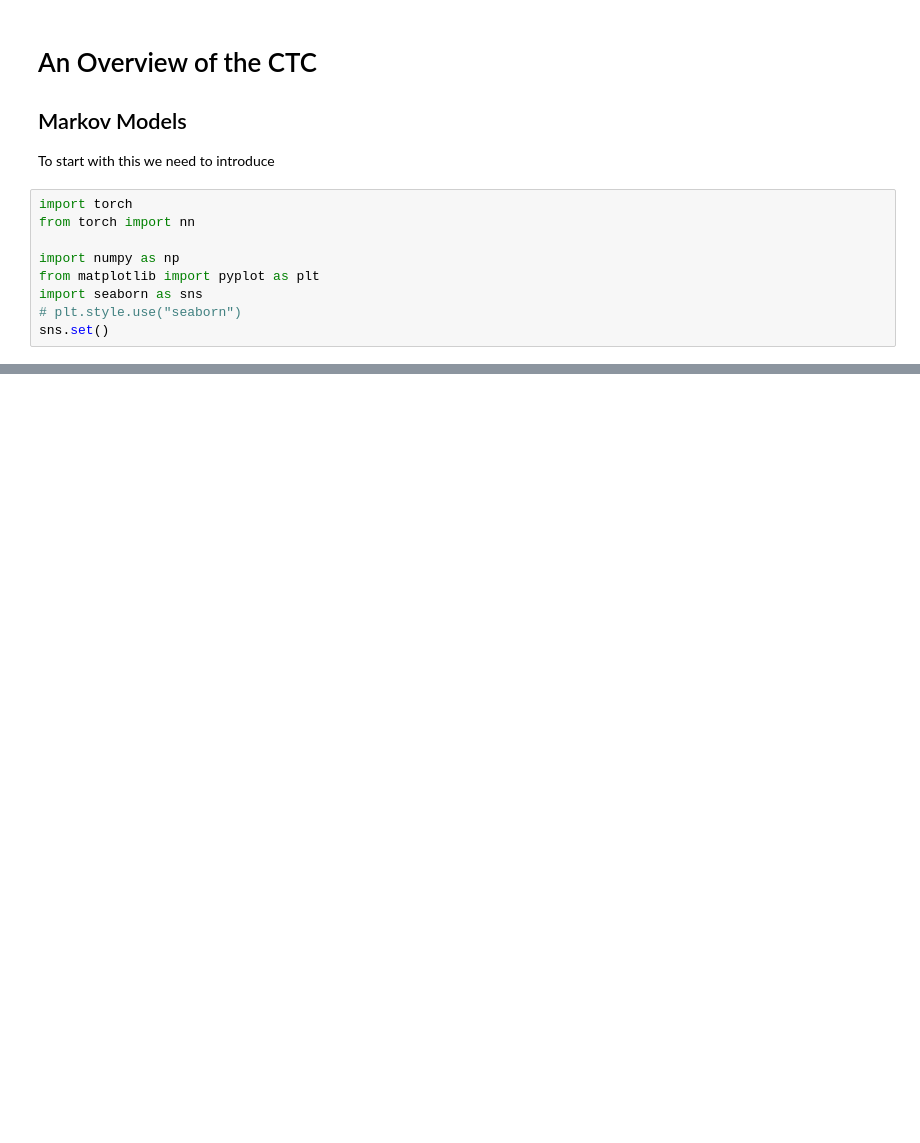
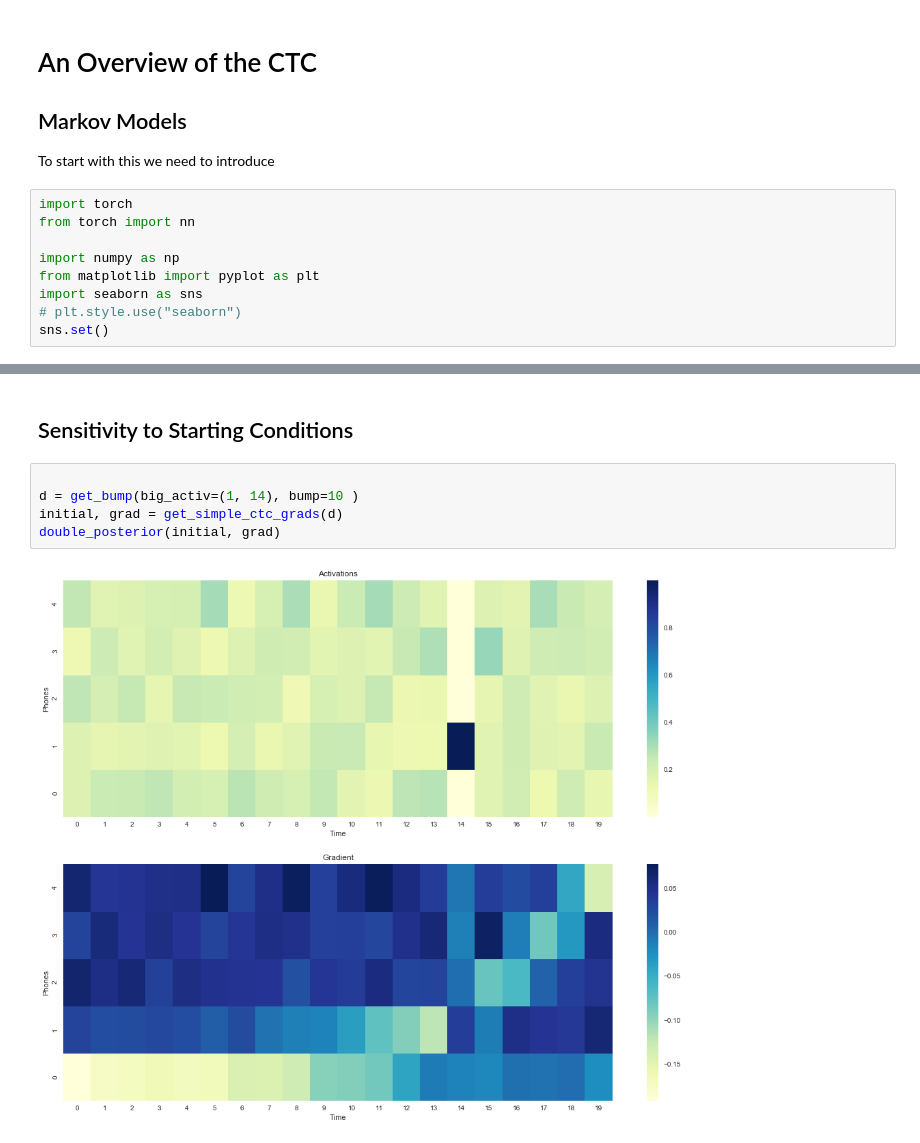
Before and after one commit to nayyarv/ctcinvestigations, a Jupyter notebook: CTC.ipynb, the cells around one changed output, grey strips where cells are left out. Cells and saved outputs as stored; diff of their text form; blank space fills up the shorter version.

```diff
--- a/CTC.ipynb
+++ b/CTC.ipynb
@@ -71,0 +92,9 @@ plt.figure(figsize=(14,7))
+# %% [markdown]
+## Sensitivity to Starting Conditions
+# %%
+
+d = get_bump(big_activ=(1, 14), bump=10 )
+initial, grad = get_simple_ctc_grads(d)
+double_posterior(initial, grad)
+# %% [output]
+[figure, added]
```
Also changed, not shown: parts of 30 cells of this notebook, 1 other file.
